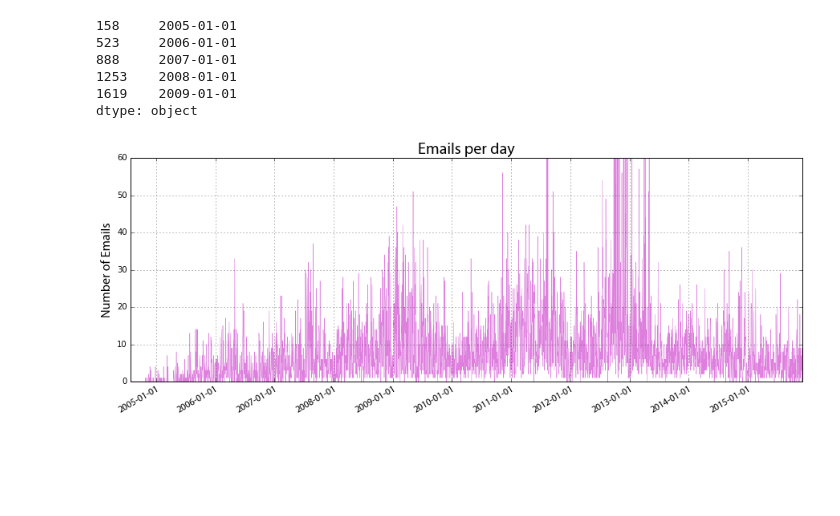
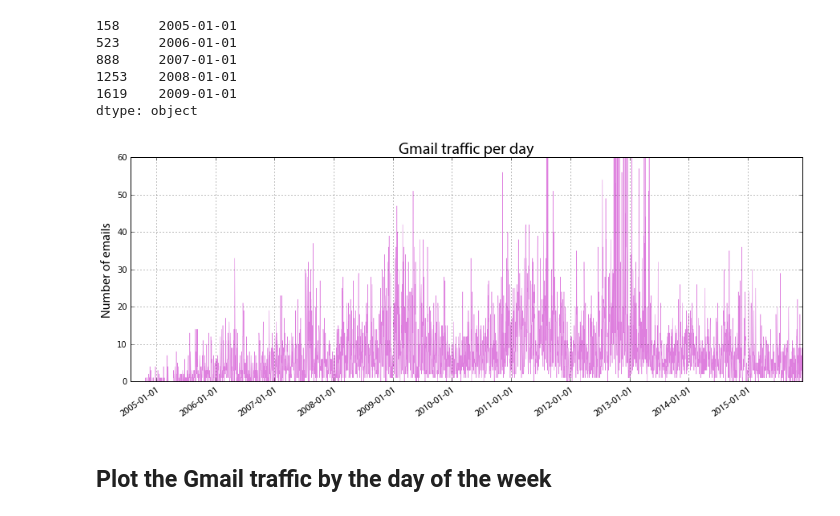
Before and after one commit to gboeing/ppde642, a Jupyter notebook: Examples-and-Demos/gmail-inbox-analysis/gmail-inbox-analysis.ipynb, the cells around one changed output. Drawn from its saved outputs; the diff is of its cells as text; code cells hidden in the pictures; blank space fills up the shorter version.

Commit message:
added hourly, minutely, day of week analyses

```diff
--- a/Examples-and-Demos/gmail-inbox-analysis/gmail-inbox-analysis.ipynb
+++ b/Examples-and-Demos/gmail-inbox-analysis/gmail-inbox-analysis.ipynb
@@ -22,11 +27,13 @@ There are 163,381 messages in the archive.
 # %%
-# get a list of the dates of all the messages in the mbox
+# get a list of the dates/times of all the messages in the mbox
 all_dates = []
+all_times = []
 for message in mbox:
-    # mbox contains emails and hangouts messages: hangouts messages have no Date key, so handle exception by skipping them
+    # hangouts messages have no Date key, so handle exception by skipping them
     try:
-        date = str(parse_date(message['Date'])).split(' ')[0]
+        date, time = str(parse_datetime(message['Date'])).split(' ')
         all_dates.append(date)
+        all_times.append(time)
     except (AttributeError, ValueError):
         pass
 print 'There are {:,} messages with dates.'.format(len(all_dates))
@@ -35,10 +44,8 @@ There are 34,554 messages with dates.
 # %%
 # get the count per date
-dates = pd.Series(all_dates)
-counts = dates.value_counts().sort_index()
-
-print 'There are {:,} dates with messages.'.format(len(counts))
-counts.head()
+date_counts = pd.Series(all_dates).value_counts().sort_index()
+print 'There are {:,} dates with messages.'.format(len(date_counts))
+date_counts.head()
 # %% [output]
 There are 3,629 dates with messages.
 2004-07-27    1
@@ -49,12 +56,12 @@ There are 3,629 dates with messages.
 dtype: int64
 # %%
 # not every date has a message, so fill in missing dates in the range with zeros
-index = pd.date_range(start=dates.min(), end=dates.max(), freq='D')
-index = index.map(lambda x: str(x.date()))
-counts = counts.reindex(index, fill_value=0)
+date_range = pd.date_range(start=min(all_dates), end=max(all_dates), freq='D')
+index = date_range.map(lambda x: str(x.date()))
+date_counts = date_counts.reindex(index, fill_value=0)
 
-print 'There are {:,} dates total in the range, with or without messages.'.format(len(counts))
-counts.head()
+print 'There are {:,} dates total in the range, with or without messages.'.format(len(date_counts))
+date_counts.head()
 # %% [output]
 There are 4,147 dates total in the range, with or without messages.
 2004-07-27    1
@@ -65,7 +72,7 @@ There are 4,147 dates total in the range, with or without messages.
 dtype: int64
 # %%
 # create a series of labels for the plot: each new year's day
-xlabels = pd.Series([x if '01-01' in x else None for x in counts.index])
+xlabels = pd.Series([label if '01-01' in label else None for label in date_counts.index])
 xlabels = xlabels[pd.notnull(xlabels)]
 xlabels.head()
 # %% [output]
@@ -78,15 +85,17 @@ dtype: object
 # %%
 # plot the counts per day
 fig = plt.figure(figsize=[15, 5])
-ax = counts.plot(kind='line', linewidth=0.5, alpha=0.5, color='m')
+ax = date_counts.plot(kind='line', linewidth=0.5, alpha=0.5, color='m')
 
 ax.grid(True)
 ax.set_ylim([0, 60])
 ax.set_xticks(xlabels.index)
-ax.set_xticklabels(xlabels, rotation=30, rotation_mode='anchor', ha='right', fontproperties=ticks_font)
-ax.set_ylabel('Number of Emails', fontproperties=label_font)
-ax.set_title('Emails per day', fontproperties=title_font)
+ax.set_xticklabels(xlabels, rotation=35, rotation_mode='anchor', ha='right', fontproperties=ticks_font)
+ax.set_ylabel('Number of emails', fontproperties=label_font)
+ax.set_title('Gmail traffic per day', fontproperties=title_font)
 
 plt.show()
 # %% [output]
-[figure, old version]
+[figure, new version]
+# %% [markdown]
+## Plot the Gmail traffic by the day of the week
```
Also changed, not shown: parts of 15 cells of this notebook.
